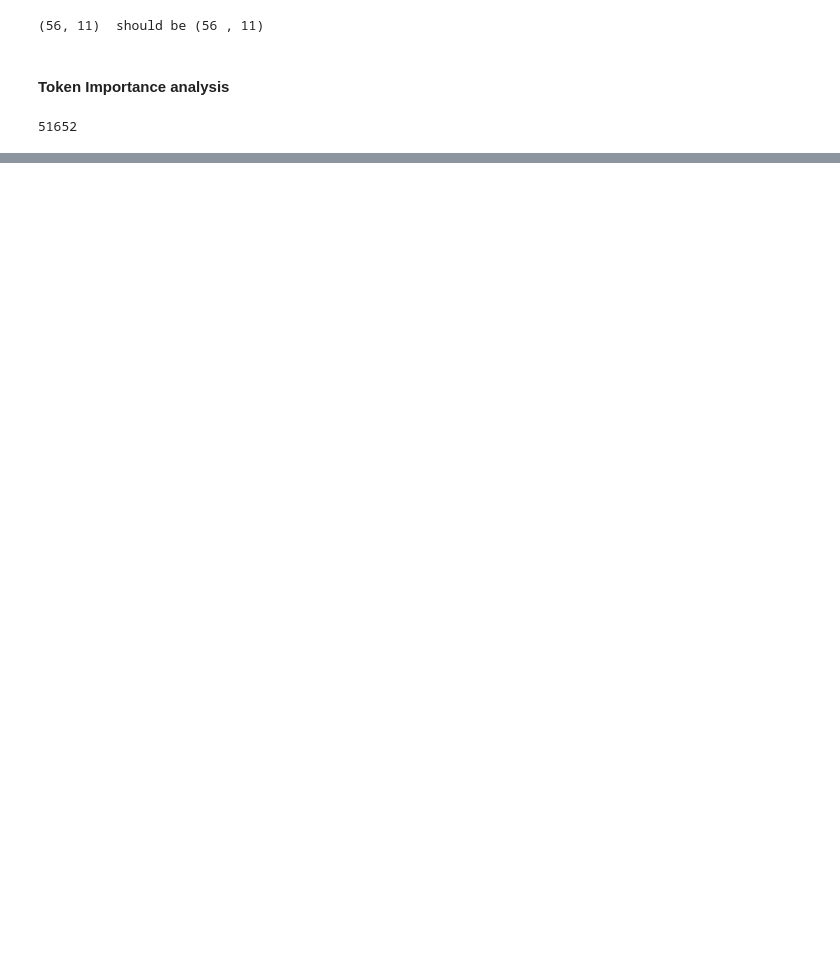
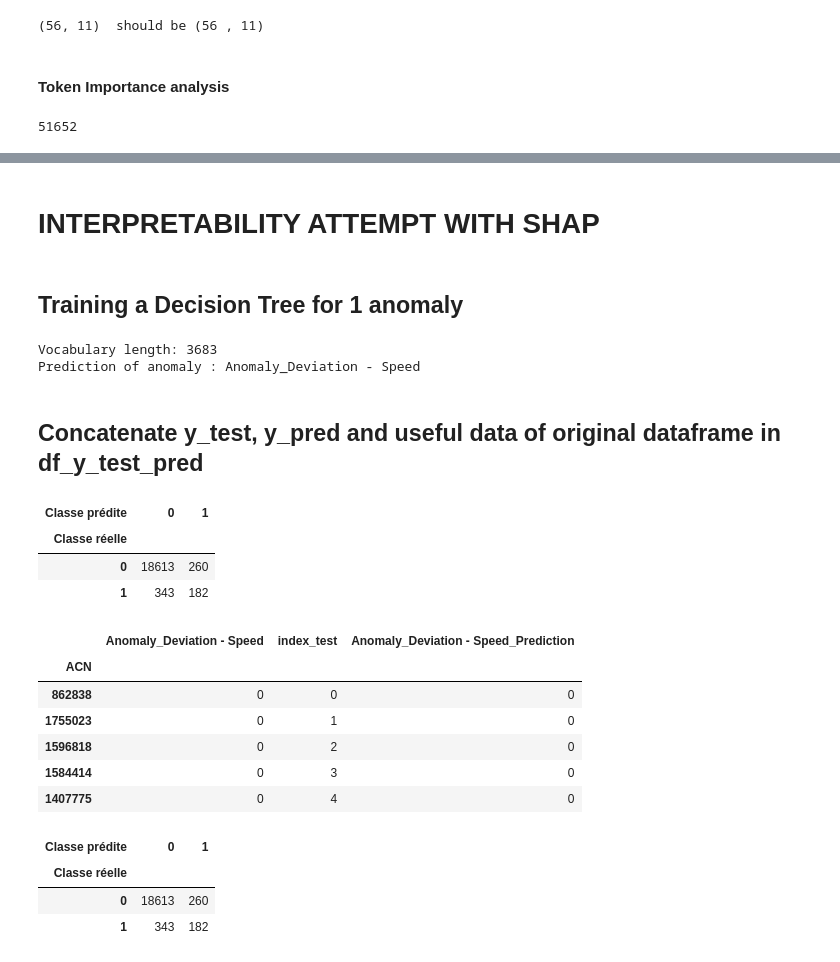
Before and after one commit to DataScientest-Studio/Aerobot, a Jupyter notebook: notebooks/main/05_1 Anomaly Prediction - Baseline Model.ipynb, the cells around one changed output, grey strips where cells are left out. Saved outputs shown, nothing was run; the diff lists cells and outputs as text; code cells hidden in the pictures; blank space fills up the shorter version.

```diff
--- a/notebooks/main/05_1 Anomaly Prediction - Baseline Model.ipynb
+++ b/notebooks/main/05_1 Anomaly Prediction - Baseline Model.ipynb
@@ -455,0 +484,4 @@ for Anomaly in target.columns:
+# %% [markdown]
+# INTERPRETABILITY ATTEMPT WITH SHAP
+# %% [markdown]
+## Training a Decision Tree for 1 anomaly
@@ -455,0 +493,49 @@ for Anomaly in target.columns:
+# %%
+# We train a new DT, only for one anomaly , baseline-like, but with a reduced vocabulary of ~3800 tokens (unsupervised approach with min_df=100)
+# The reason is that SHAP doesn't accept as input the sparse matrix (which is the output of the Countvectorizer) , and thus requires to get a dense matrix representation with todense().
+#  which won't run (memory) with the whole original vocabulary of >50k tokens
+
+
+data = df[Narrative_form]
+target = df[[Anomaly]]
+vectorizer = CountVectorizer(token_pattern=r"\b[a-zA-Z][a-zA-Z]+\b",
+                             min_df = 100) # reduced vocabulary, excluding numbers
+
+classifier=DecisionTreeClassifier(max_depth = 20)
+# Train-test split
+X_train, X_test, y_train, y_test = train_test_split(data, target,
+                                                    test_size= 0.2,
+                                                    random_state = 12)
+
+# apply the vectorizer
+X_train = vectorizer.fit_transform(X_train)
+X_test = vectorizer.transform(X_test)
+vocab = vectorizer.get_feature_names_out()
+print("Vocabulary length:" , len(vocab))
+
+# Instantiate variables
+df_importances = pd.DataFrame(vocab).rename(columns={0: 'token'})
+metrics_df_list = []
+
+print('Prediction of anomaly :', Anomaly)
+
+# Select the correct target data
+y_train_Anomaly = y_train[Anomaly]
+y_test_Anomaly = y_test[Anomaly]
+
+# Train & predict
+classifier.fit(X_train, y_train_Anomaly)
+y_pred = classifier.predict(X_test)
+# %% [output]
+Vocabulary length: 3683
+Prediction of anomaly : Anomaly_Deviation - Speed
+# %% [markdown]
+## Concatenate y_test, y_pred and useful data of original dataframe in df_y_test_pred
+# %%
+cm=pd.crosstab(y_test[Anomaly],y_pred,rownames=['Classe réelle'],colnames=['Classe prédite'])
+cm
+# %% [output]
+| Classe prédite | 0 | 1 |
+| Classe réelle |  |  |
+| 0 | 18613 | 260 |
+| 1 | 343 | 182 |
@@ -455,0 +548,19 @@ for Anomaly in target.columns:
+# %%
+df_y_test_pred.head()
+# %% [output]
+|  | Anomaly_Deviation - Speed | index_test | Anomaly_Deviation - Speed_Prediction |
+| ACN |  |  |  |
+| 862838 | 0 | 0 | 0 |
+| 1755023 | 0 | 1 | 0 |
+| 1596818 | 0 | 2 | 0 |
+| 1584414 | 0 | 3 | 0 |
+| 1407775 | 0 | 4 | 0 |
+# %%
+# Concat worked well - COnfusion matrix is respected
+cm=pd.crosstab(df_y_test_pred[Anomaly],df_y_test_pred[Anomaly_Prediction],rownames=['Classe réelle'],colnames=['Classe prédite'])
+cm
+# %% [output]
+| Classe prédite | 0 | 1 |
+| Classe réelle |  |  |
+| 0 | 18613 | 260 |
+| 1 | 343 | 182 |
```
Also changed, not shown: parts of 45 cells of this notebook.
